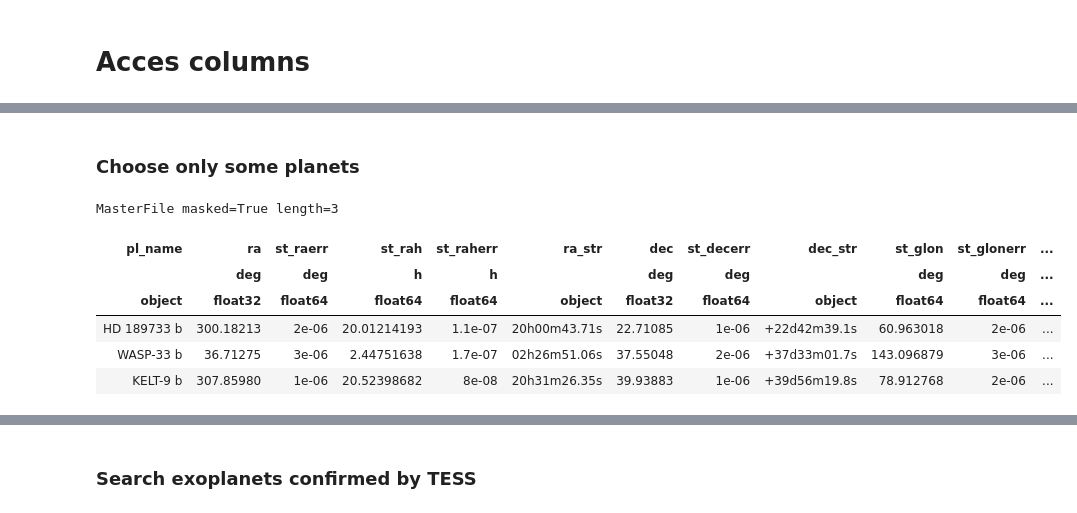
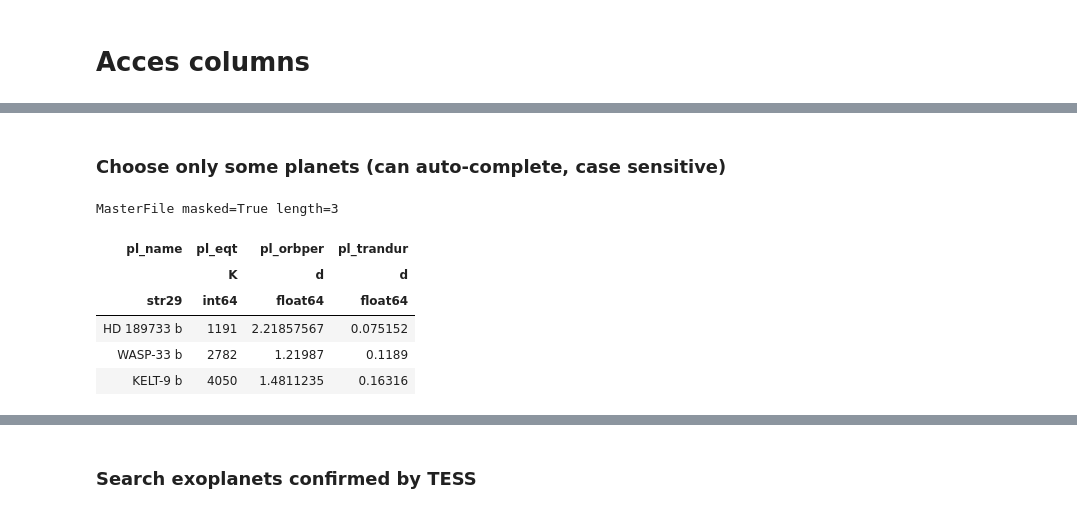
Before and after one commit to AntoineDarveau/exofile, a Jupyter notebook: Example.ipynb, the cells around one changed output, grey strips where cells are left out. Drawn from its saved outputs; the diff is of its cells as text; code cells hidden in the pictures.

```diff
--- a/Example.ipynb
+++ b/Example.ipynb
@@ -33,14 +60,14 @@ MasterFile masked=True length=4063
 | ups And d | -- | 1276.46 | -- |
 | xi Aql b | -- | 136.75 | -- |
 # %% [markdown]
-### Choose only some planets
+### Choose only some planets (can auto-complete, case sensitive)
 # %%
-data.by_pl_name('HD 189', 'WASP-33 b', 'KELT-9 b')
+data.by_pl_name('HD 189', 'WASP-33 b', 'KELT-9 b')['pl_name', 'pl_eqt', 'pl_orbper', 'pl_trandur']
 # %% [output]
 MasterFile masked=True length=3
-| pl_name | ra | st_raerr | st_rah | st_raherr | ra_str | dec | st_decerr | dec_str | st_glon | st_glonerr | ... |
-|  | deg | deg | h | h |  | deg | deg |  | deg | deg | ... |
-| object | float32 | float64 | float64 | float64 | object | float32 | float64 | object | float64 | float64 | ... |
-| HD 189733 b | 300.18213 | 2e-06 | 20.01214193 | 1.1e-07 | 20h00m43.71s | 22.71085 | 1e-06 | +22d42m39.1s | 60.963018 | 2e-06 | ... |
-| WASP-33 b | 36.71275 | 3e-06 | 2.44751638 | 1.7e-07 | 02h26m51.06s | 37.55048 | 2e-06 | +37d33m01.7s | 143.096879 | 3e-06 | ... |
-| KELT-9 b | 307.85980 | 1e-06 | 20.52398682 | 8e-08 | 20h31m26.35s | 39.93883 | 1e-06 | +39d56m19.8s | 78.912768 | 2e-06 | ... |
+| pl_name | pl_eqt | pl_orbper | pl_trandur |
+|  | K | d | d |
+| str29 | int64 | float64 | float64 |
+| HD 189733 b | 1191 | 2.21857567 | 0.075152 |
+| WASP-33 b | 2782 | 1.21987 | 0.1189 |
+| KELT-9 b | 4050 | 1.4811235 | 0.16316 |
```
Also changed, not shown: parts of 19 cells of this notebook, 5 other files.
